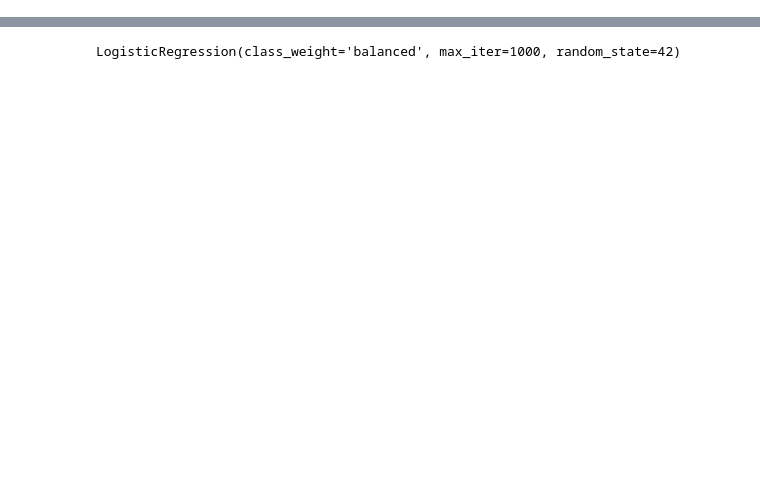
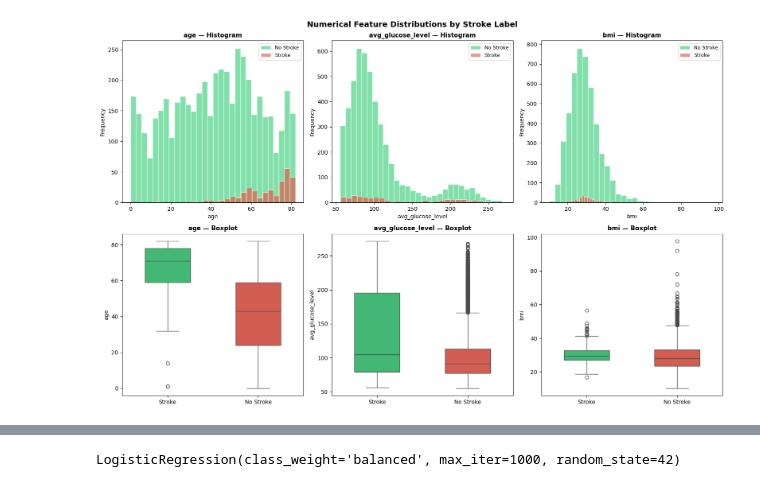
Before and after one commit to ebbiee/stroke-detection, a Jupyter notebook: model.ipynb, the cells around one changed output, grey strips where cells are left out. Cells and saved outputs as stored; diff of their text form; code cells hidden in the pictures; blank space fills up the shorter version.

```diff
--- a/model.ipynb
+++ b/model.ipynb
@@ -51,3 +177,37 @@ None
+# %%
+numerical_features = ['age', 'avg_glucose_level', 'bmi']
+stroke_labels      = {0: 'No Stroke', 1: 'Stroke'}
+colors             = {0: '#2ecc71', 1: '#e74c3c'}
+
+fig, axes = plt.subplots(2, 3, figsize=(16, 10))
+
+for col_idx, feature in enumerate(numerical_features):
+
+    ax_hist = axes[0, col_idx]
+    for stroke_val, label in stroke_labels.items():
+        ax_hist.hist(data[data['stroke'] == stroke_val][feature].dropna(),
+                     bins=30, alpha=0.6, label=label,
+                     color=colors[stroke_val], edgecolor='white')
+    ax_hist.set_title(f'{feature} — Histogram', fontsize=11, fontweight='bold')
+    ax_hist.set_xlabel(feature)
+    ax_hist.set_ylabel('Frequency')
+    ax_hist.legend(fontsize=9)
+
+    ax_box = axes[1, col_idx]
+
+    plot_data = data[['stroke', feature]].dropna().copy()
+    plot_data['Stroke Label'] = plot_data['stroke'].map(stroke_labels)
+    sns.boxplot(data=plot_data, x='Stroke Label', y=feature,
+                palette=colors.values(), ax=ax_box, width=0.5)
+    ax_box.set_title(f'{feature} — Boxplot', fontsize=11, fontweight='bold')
+    ax_box.set_xlabel('')
+
+plt.suptitle('Numerical Feature Distributions by Stroke Label', fontsize=14, fontweight='bold')
+plt.tight_layout()
+plt.savefig('./outputs/01_numerical_analysis.png', dpi=150, bbox_inches='tight')
+plt.show()
+# %% [output]
+[figure, added]
 # %%
 print(data.isnull().sum())
 # %% [output]
```
Also changed, not shown: parts of 42 cells of this notebook, 47 other files.
